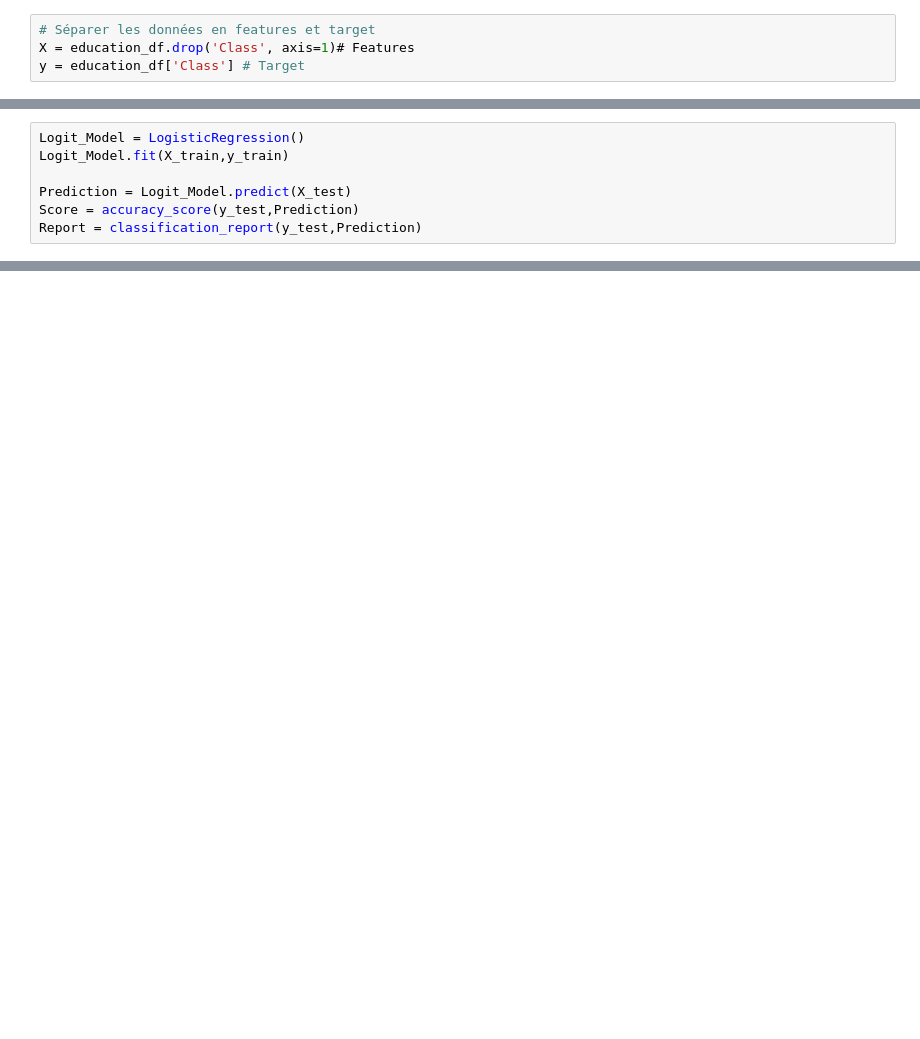
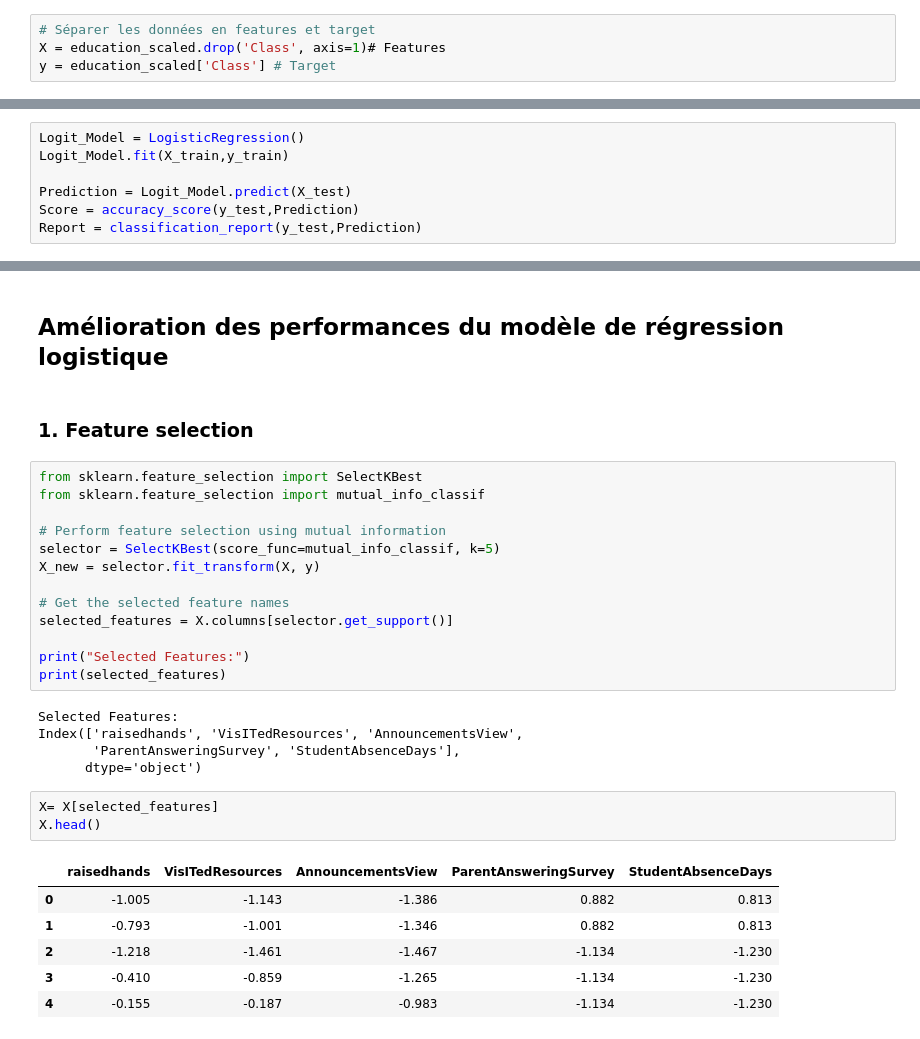
Before and after one commit to Staures92/Formation_Intermediaire, a Jupyter notebook: Machine Learning/1.2. Lab2 - Data Preprocessing - Student Performance Classification.ipynb, the cells around one changed output, grey strips where cells are left out. Drawn from its saved outputs; the diff is of its cells as text; blank space fills up the shorter version.

```diff
--- a/Machine Learning/1.2. Lab2 - Data Preprocessing - Student Performance Classification.ipynb
+++ b/Machine Learning/1.2. Lab2 - Data Preprocessing - Student Performance Classification.ipynb
@@ -293,5 +315,5 @@ print(education_encoded_df)
 ### Séparation de la donnée
 # %%
 # Séparer les données en features et target
-X = education_df.drop('Class', axis=1)# Features
-y = education_df['Class'] # Target
+X = education_scaled.drop('Class', axis=1)# Features
+y = education_scaled['Class'] # Target
@@ -322,0 +369,32 @@ print(Report)
+# %% [markdown]
+## Amélioration des performances du modèle de régression logistique
+# %% [markdown]
+### 1. Feature selection
+# %%
+from sklearn.feature_selection import SelectKBest
+from sklearn.feature_selection import mutual_info_classif
+
+# Perform feature selection using mutual information
+selector = SelectKBest(score_func=mutual_info_classif, k=5)
+X_new = selector.fit_transform(X, y)
+
+# Get the selected feature names
+selected_features = X.columns[selector.get_support()]
+
+print("Selected Features:")
+print(selected_features)
+# %% [output]
+Selected Features:
+Index(['raisedhands', 'VisITedResources', 'AnnouncementsView',
+       'ParentAnsweringSurvey', 'StudentAbsenceDays'],
+      dtype='object')
+# %%
+X= X[selected_features]
+X.head()
+# %% [output]
+|  | raisedhands | VisITedResources | AnnouncementsView | ParentAnsweringSurvey | StudentAbsenceDays |
+| 0 | -1.005 | -1.143 | -1.386 | 0.882 | 0.813 |
+| 1 | -0.793 | -1.001 | -1.346 | 0.882 | 0.813 |
+| 2 | -1.218 | -1.461 | -1.467 | -1.134 | -1.230 |
+| 3 | -0.410 | -0.859 | -1.265 | -1.134 | -1.230 |
+| 4 | -0.155 | -0.187 | -0.983 | -1.134 | -1.230 |
```
Also changed, not shown: parts of 23 cells of this notebook.
